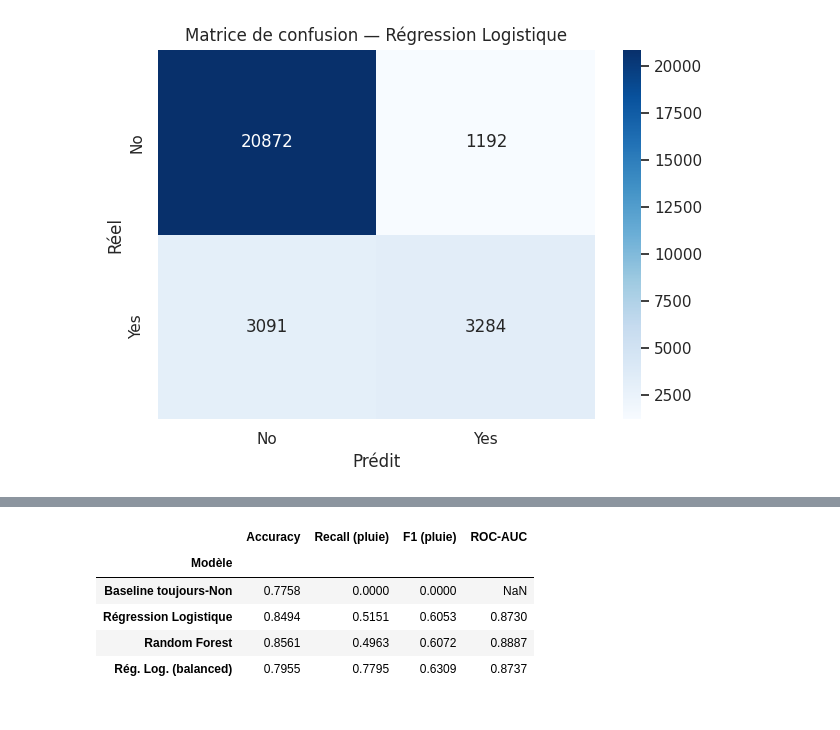
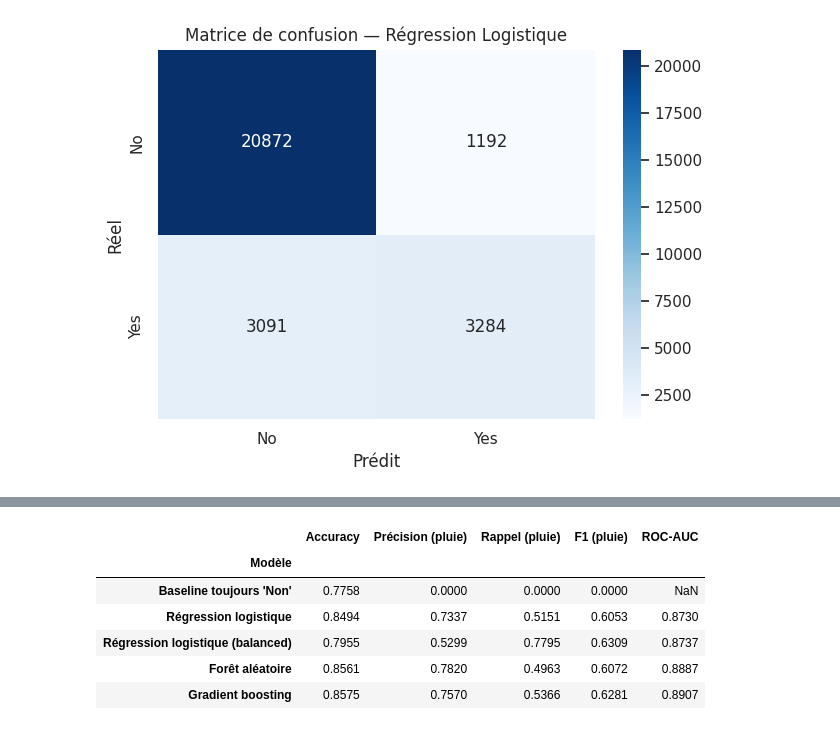
Before and after one commit to JordanSerafini/MLOps_Meteo, a Jupyter notebook: Notebooks/03_modelisation.ipynb, the cells around one changed output, grey strips where cells are left out. Saved outputs shown, nothing was run; the diff lists cells and outputs as text; code cells hidden in the pictures.

```diff
--- a/Notebooks/03_modelisation.ipynb
+++ b/Notebooks/03_modelisation.ipynb
@@ -224,34 +295,34 @@ compte du déséquilibre (recall « pluie » ↑ au prix de l'accuracy globale
 # %%
 pipe_lr_bal = Pipeline([("prep", preprocessor),
                         ("clf", LogisticRegression(max_iter=1000, random_state=RANDOM_STATE,
                                                    class_weight="balanced"))])
 pipe_lr_bal.fit(X_train, y_train)
 y_pred_bal = pipe_lr_bal.predict(X_test)
 proba_bal = pipe_lr_bal.predict_proba(X_test)[:, 1]
 
-def row(name, y_pred, proba=None):
+def ligne(nom, y_pred, proba=None):
     return {
-        "Modèle": name,
+        "Modèle": nom,
         "Accuracy": round(accuracy_score(y_test, y_pred), 4),
-        "Recall (pluie)": round(recall_score(y_test, y_pred), 4),
+        "Précision (pluie)": round(precision_score(y_test, y_pred, zero_division=0), 4),
+        "Rappel (pluie)": round(recall_score(y_test, y_pred), 4),
         "F1 (pluie)": round(f1_score(y_test, y_pred), 4),
         "ROC-AUC": round(roc_auc_score(y_test, proba), 4) if proba is not None else np.nan,
     }
 
-# baseline "toujours Non" sur le test
-y_pred_zero = np.zeros_like(y_test)
-
 compare = pd.DataFrame([
-    row("Baseline toujours-Non", y_pred_zero),
-    row("Régression Logistique", y_pred_lr, proba_lr),
-    row("Random Forest", y_pred_rf, proba_rf),
-    row("Rég. Log. (balanced)", y_pred_bal, proba_bal),
+    ligne("Baseline toujours 'Non'", np.zeros_like(y_test)),
+    ligne("Régression logistique", y_pred_lr, proba_lr),
+    ligne("Régression logistique (balanced)", y_pred_bal, proba_bal),
+    ligne("Forêt aléatoire", y_pred_rf, proba_rf),
+    ligne("Gradient boosting", y_pred_hgb, proba_hgb),
 ]).set_index("Modèle")
 compare
 # %% [output]
-|  | Accuracy | Recall (pluie) | F1 (pluie) | ROC-AUC |
-| Modèle |  |  |  |  |
-| Baseline toujours-Non | 0.7758 | 0.0000 | 0.0000 | NaN |
-| Régression Logistique | 0.8494 | 0.5151 | 0.6053 | 0.8730 |
-| Random Forest | 0.8561 | 0.4963 | 0.6072 | 0.8887 |
-| Rég. Log. (balanced) | 0.7955 | 0.7795 | 0.6309 | 0.8737 |
+|  | Accuracy | Précision (pluie) | Rappel (pluie) | F1 (pluie) | ROC-AUC |
+| Modèle |  |  |  |  |  |
+| Baseline toujours 'Non' | 0.7758 | 0.0000 | 0.0000 | 0.0000 | NaN |
+| Régression logistique | 0.8494 | 0.7337 | 0.5151 | 0.6053 | 0.8730 |
+| Régression logistique (balanced) | 0.7955 | 0.5299 | 0.7795 | 0.6309 | 0.8737 |
+| Forêt aléatoire | 0.8561 | 0.7820 | 0.4963 | 0.6072 | 0.8887 |
+| Gradient boosting | 0.8575 | 0.7570 | 0.5366 | 0.6281 | 0.8907 |
```
Also changed, not shown: parts of 30 cells of this notebook, 47 other files.
